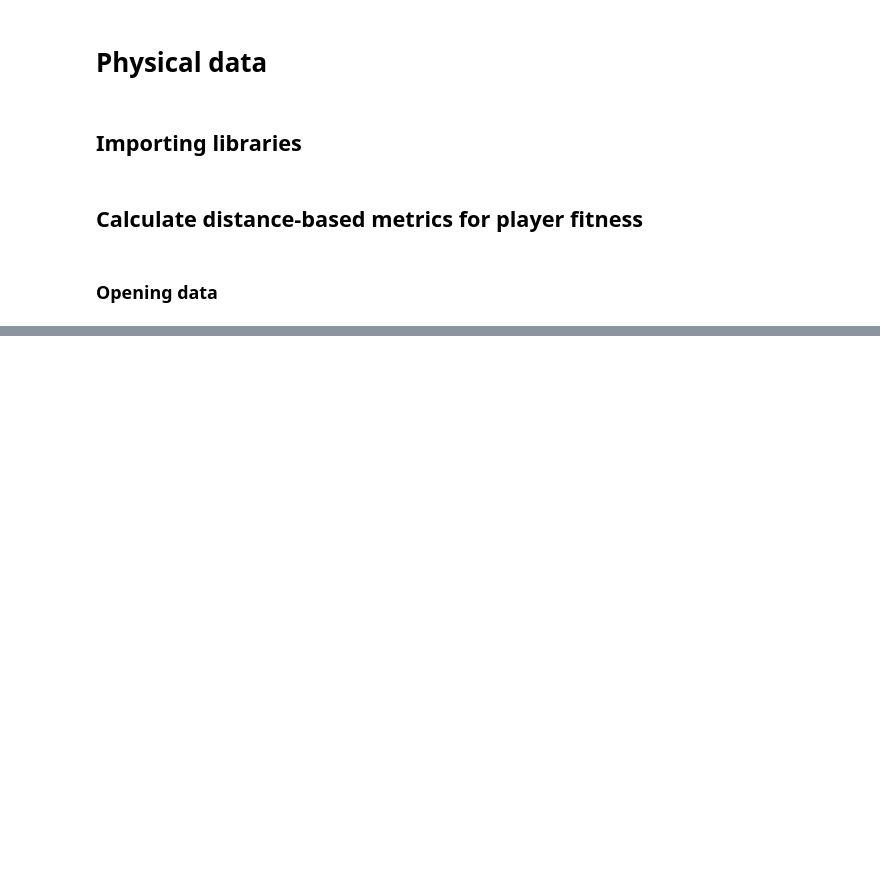
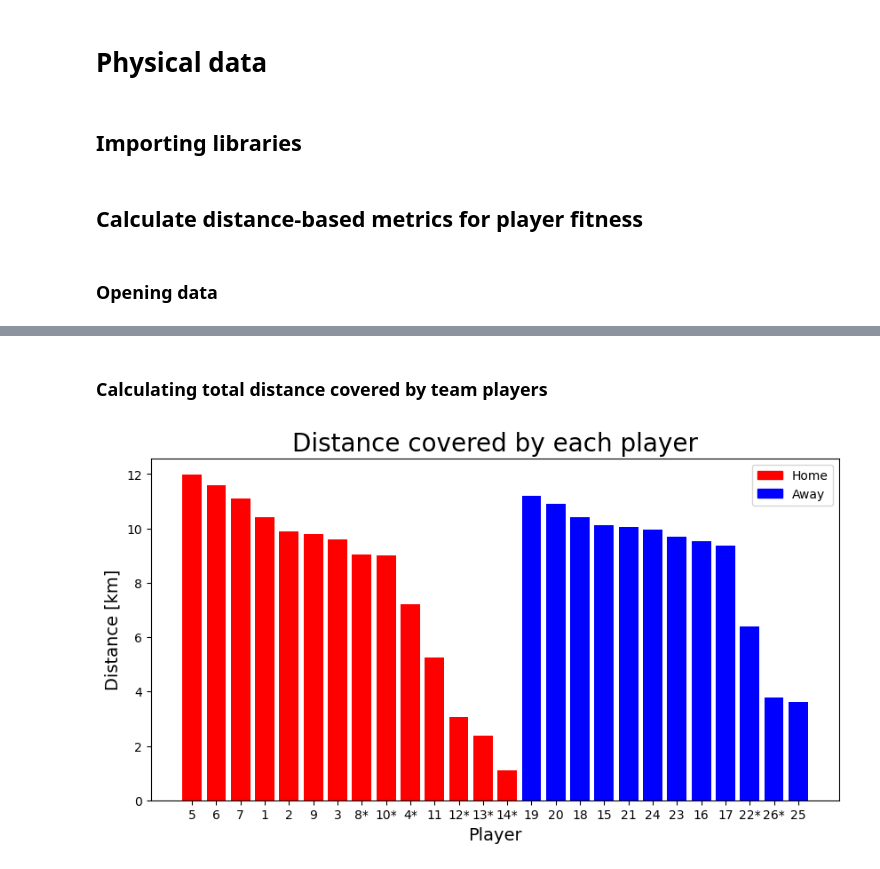
Before and after one commit to Florian-DENIS/soccermatics, a Jupyter notebook: PhysicalData.ipynb, the cells around one changed output, grey strips where cells are left out. Saved outputs shown, nothing was run; the diff lists cells and outputs as text; code cells hidden in the pictures; blank space fills up the shorter version.

```diff
--- a/PhysicalData.ipynb
+++ b/PhysicalData.ipynb
@@ -46,0 +77,76 @@ ValueError: `axis` must be fewer than the number of dimensions (1)
+# %% [markdown]
+### Calculating total distance covered by team players
+# %%
+# Getting home players
+home_players = np.unique(list(c.split('_')[1] for c in tracking_home.columns if c[:4] == 'Home'))
+home_summary = pd.DataFrame(index=home_players)
+
+# Calculating minutes played
+minutes_home = []
+for player in home_players:
+    # Searching for first and last frames that we have a position observation for each player (when a player is not on the pitch positions are NaN)
+    column = 'Home_' + player + '_x' # use player x-position coordinate
+    player_minutes = (tracking_home[column].last_valid_index() - tracking_home[column].first_valid_index() + 1) / 25 / 60. # convert to minutes
+    minutes_home.append( player_minutes )
+home_summary['Minutes Played'] = minutes_home
+home_summary = home_summary.sort_values(['Minutes Played'], ascending=False)
+
+# Calculating distance covered
+distance_home = []
+for player in home_summary.index:
+    column = 'Home_' + player + '_speed'
+    player_distance = tracking_home[
+                          column].sum() / 25. / 1000  # this is the sum of the distance travelled from one observation to the next (1/25 = 40ms) in km.
+    distance_home.append(player_distance)
+home_summary['Distance [km]'] = distance_home
+
+# Getting away players
+away_players = np.unique(list(c.split('_')[1] for c in tracking_away.columns if c[:4] == 'Away'))
+away_summary = pd.DataFrame(index=away_players)
+
+# Calculating minutes played
+minutes_away = []
+for player in away_players:
+    # Searching for first and last frames that we have a position observation for each player (when a player is not on the pitch positions are NaN)
+    column = 'Away_' + player + '_x' # use player x-position coordinate
+    player_minutes = (tracking_away[column].last_valid_index() - tracking_away[column].first_valid_index() + 1 ) / 25 / 60. # convert to minutes
+    minutes_away.append( player_minutes )
+away_summary['Minutes Played'] = minutes_away
+away_summary = away_summary.sort_values(['Minutes Played'], ascending=False)
+
+# Calculating distance covered
+distance_away = []
+for player in away_summary.index:
+    column = 'Away_' + player + '_speed'
+    player_distance = tracking_away[
+                          column].sum() / 25. / 1000  # this is the sum of the distance travelled from one observation to the next (1/25 = 40ms) in km.
+    distance_away.append(player_distance)
+away_summary['Distance [km]'] = distance_away
+
+home_summary['Team'] = 'Home'
+away_summary['Team'] = 'Away'
+
+# Creating summary dataframe to make a plot
+game_summary = pd.concat([home_summary, away_summary])
+game_summary['isSub'] = np.where(game_summary['Minutes Played']== max(game_summary['Minutes Played']),0,1)
+game_summary_sorted = game_summary.sort_values(['Team', 'Distance [km]'], ascending=[False, False])
+game_summary_sorted['Player'] = game_summary_sorted.index
+#star mean that player was subbed in or of
+game_summary_sorted['Player'] = np.where(game_summary_sorted['isSub']==0, game_summary_sorted['Player'], game_summary_sorted['Player']+'*')
+
+# Making plot
+colors = ['red' for _ in range(len(home_summary))]
+colors.extend(['blue' for _ in range(len(away_summary))])
+color_map = {'Home':'red', 'Away':'blue'}
+labels = list(color_map.keys())
+handles = [plt.Rectangle((0,0),1,1, color=color_map[label]) for label in labels]
+
+plt.figure(figsize=(10,5))
+plt.bar(game_summary_sorted['Player'], game_summary_sorted['Distance [km]'], color=colors)
+plt.xlabel("Player", fontsize = 14)
+plt.ylabel("Distance [km]", fontsize = 14)
+plt.title("Distance covered by each player", fontsize = 20)
+plt.legend(handles, labels)
+plt.show()
+# %% [output]
+[figure, added]
```
Also changed, not shown: parts of 14 cells of this notebook, 5 other files.
